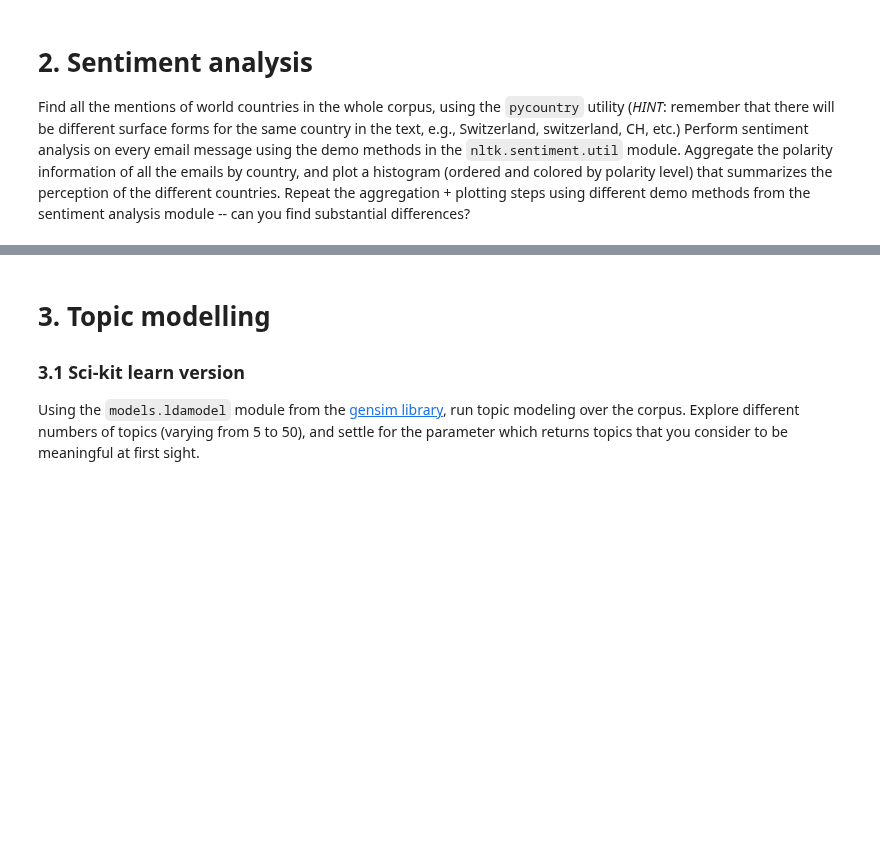
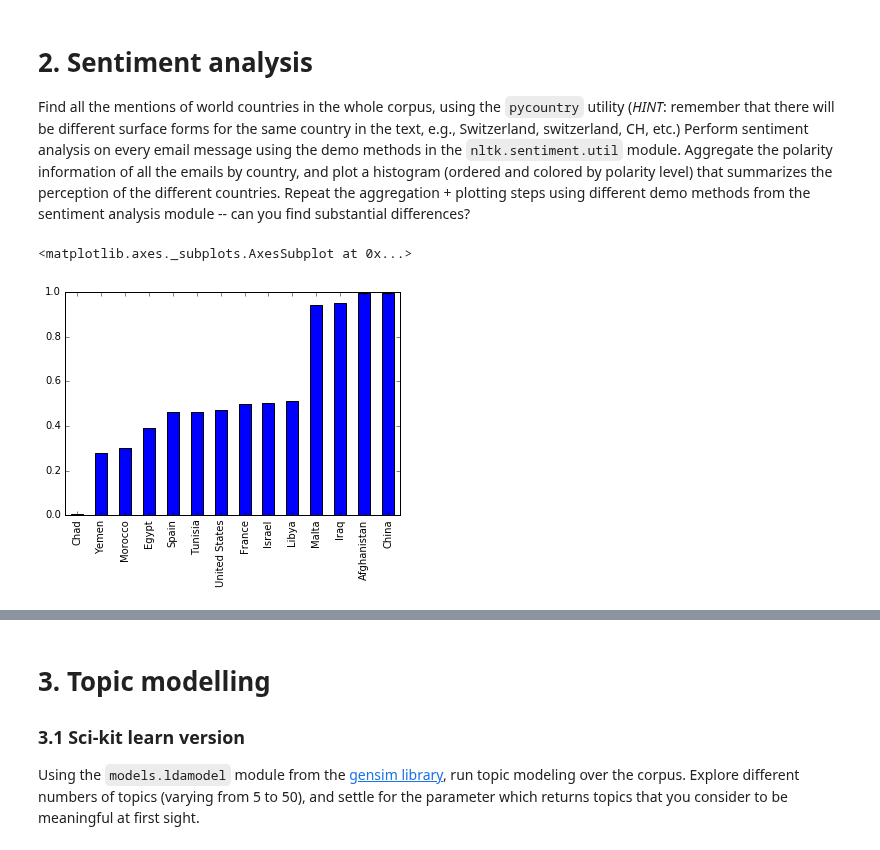
Before and after one commit to romac/ADAHomeworks, a Jupyter notebook: 05 - Taming Text/05 - Taming Text.ipynb, the cells around one changed output, grey strips where cells are left out. Cells and saved outputs as stored; diff of their text form; code cells hidden in the pictures; blank space fills up the shorter version.

```diff
--- a/05 - Taming Text/05 - Taming Text.ipynb
+++ b/05 - Taming Text/05 - Taming Text.ipynb
@@ -133,0 +247,26 @@ import pycountry
+# %%
+with_countries = df.copy()[0:100]
+
+(result, by_country) = process_mails(with_countries, analyze_sentiment_vader)
+# %%
+by_country2 = {}
+
+for key in by_country:
+    sents = by_country[key]['sentiments']
+    count = by_country[key]['count']
+
+    if count < 0:
+        continue
+
+    by_country2[key] = {
+        'sentiment': ((sum(sents) / float(len(sents))) + 1) / 2,
+        'count': count
+    }
+
+countries_df = pd.DataFrame.from_dict(by_country2, orient='index')
+countries_df = countries_df.sort_values(by='sentiment', axis=0)
+
+countries_df['sentiment'].plot(kind='bar')
+# %% [output]
+<matplotlib.axes._subplots.AxesSubplot at 0x...>
+[figure, added]
```
Also changed, not shown: parts of 9 cells of this notebook, 2 other files.
